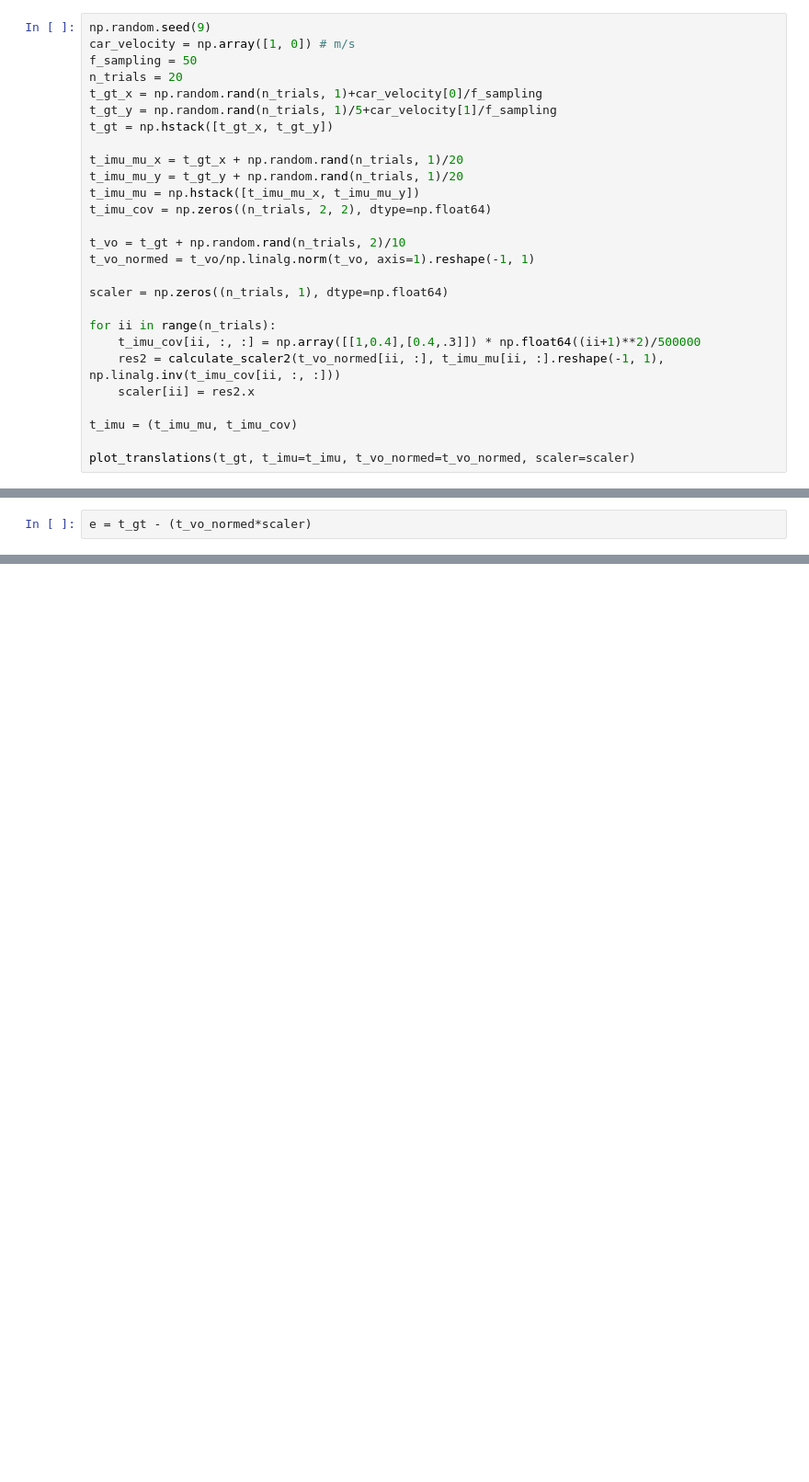
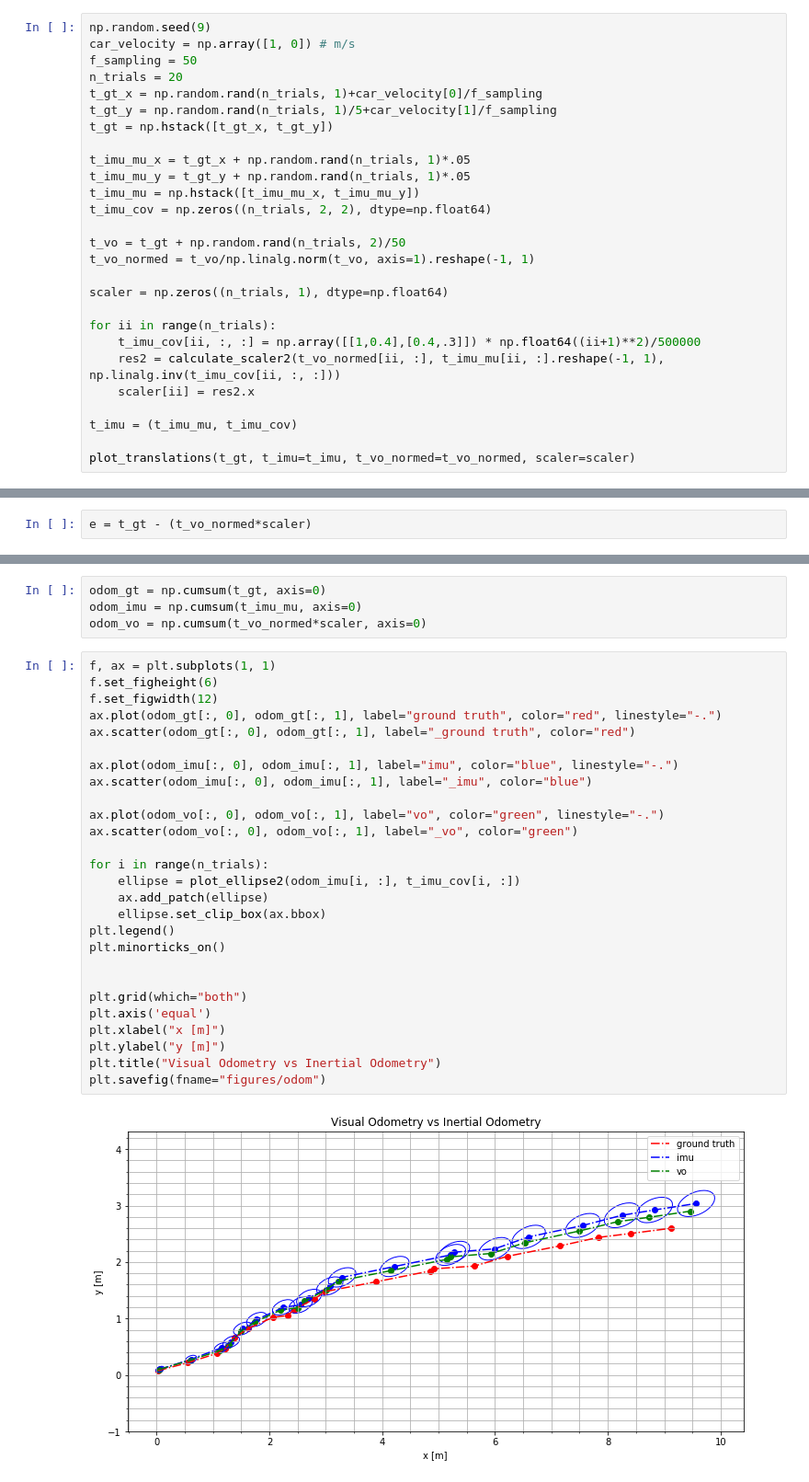
Before and after one commit to eroniki/scale_estimation, a Jupyter notebook: scale_estimation.ipynb, the cells around one changed output, grey strips where cells are left out. Shown at 92% size. Cells and saved outputs as stored; diff of their text form; blank space fills up the shorter version.

Commit message:
Finish scale estimation

```diff
--- a/scale_estimation.ipynb
+++ b/scale_estimation.ipynb
@@ -101,12 +115,12 @@ t_gt_x = np.random.rand(n_trials, 1)+car_velocity[0]/f_sampling
 t_gt_y = np.random.rand(n_trials, 1)/5+car_velocity[1]/f_sampling
 t_gt = np.hstack([t_gt_x, t_gt_y])
 
-t_imu_mu_x = t_gt_x + np.random.rand(n_trials, 1)/20
-t_imu_mu_y = t_gt_y + np.random.rand(n_trials, 1)/20
+t_imu_mu_x = t_gt_x + np.random.rand(n_trials, 1)*.05
+t_imu_mu_y = t_gt_y + np.random.rand(n_trials, 1)*.05
 t_imu_mu = np.hstack([t_imu_mu_x, t_imu_mu_y])
 t_imu_cov = np.zeros((n_trials, 2, 2), dtype=np.float64)
 
-t_vo = t_gt + np.random.rand(n_trials, 2)/10
+t_vo = t_gt + np.random.rand(n_trials, 2)/50
 t_vo_normed = t_vo/np.linalg.norm(t_vo, axis=1).reshape(-1, 1)
 
 scaler = np.zeros((n_trials, 1), dtype=np.float64)
@@ -148,0 +149,33 @@ np.mean(np.linalg.norm(e, axis=1))
+# %%
+odom_gt = np.cumsum(t_gt, axis=0)
+odom_imu = np.cumsum(t_imu_mu, axis=0)
+odom_vo = np.cumsum(t_vo_normed*scaler, axis=0)
+# %%
+f, ax = plt.subplots(1, 1)
+f.set_figheight(6)
+f.set_figwidth(12)
+ax.plot(odom_gt[:, 0], odom_gt[:, 1], label="ground truth", color="red", linestyle="-.")
+ax.scatter(odom_gt[:, 0], odom_gt[:, 1], label="_ground truth", color="red")
+
+ax.plot(odom_imu[:, 0], odom_imu[:, 1], label="imu", color="blue", linestyle="-.")
+ax.scatter(odom_imu[:, 0], odom_imu[:, 1], label="_imu", color="blue")
+
+ax.plot(odom_vo[:, 0], odom_vo[:, 1], label="vo", color="green", linestyle="-.")
+ax.scatter(odom_vo[:, 0], odom_vo[:, 1], label="_vo", color="green")
+
+for i in range(n_trials):
+    ellipse = plot_ellipse2(odom_imu[i, :], t_imu_cov[i, :])
+    ax.add_patch(ellipse)
+    ellipse.set_clip_box(ax.bbox)
+plt.legend()
+plt.minorticks_on()
+
+
+plt.grid(which="both")
+plt.axis('equal')
+plt.xlabel("x [m]")
+plt.ylabel("y [m]")
+plt.title("Visual Odometry vs Inertial Odometry")
+plt.savefig(fname="figures/odom")
+# %% [output]
+[figure, added]
```
Also changed, not shown: parts of 4 cells of this notebook, 21 other files.
